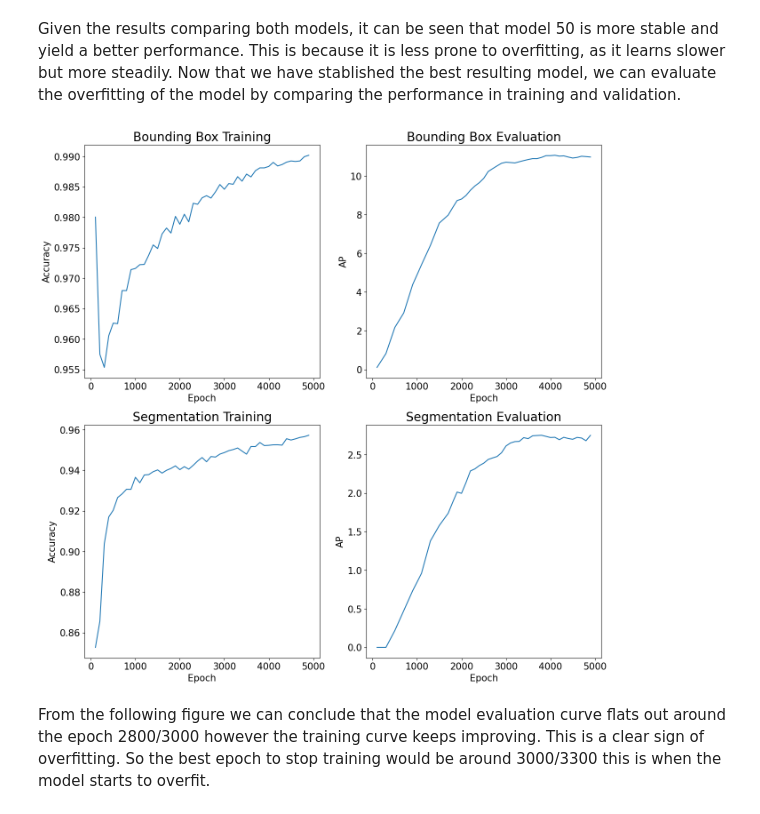
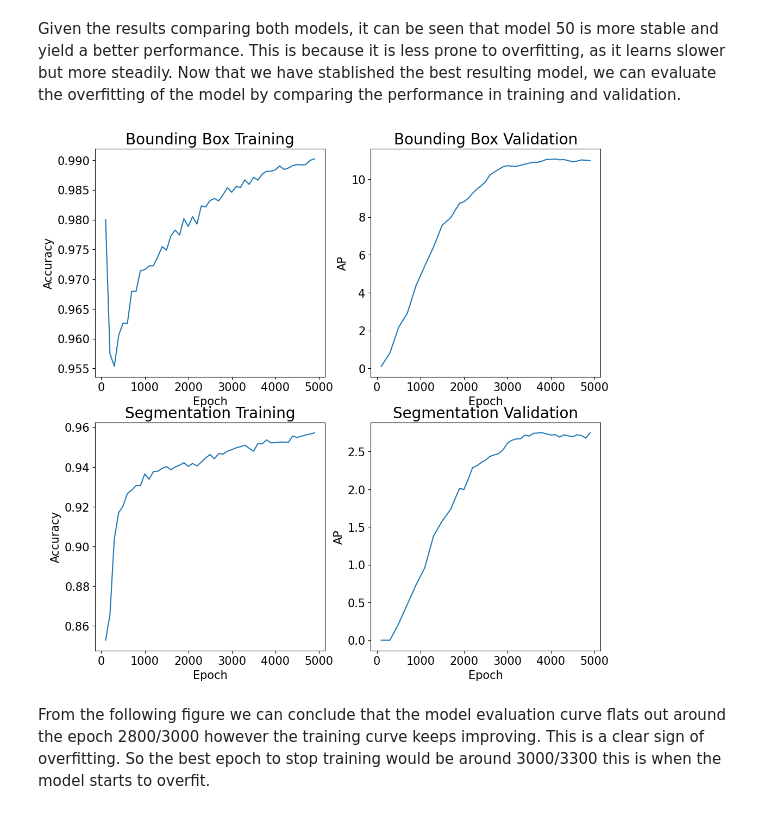
Before and after one commit to femartip/Detection-Microfibres-in-Sludge, a Jupyter notebook: Fine_tuned_Detectron2/Utils/cv_results_CA.ipynb, the cells around one changed output. Drawn from its saved outputs; the diff is of its cells as text; code cells hidden in the pictures.

Commit message:
Corrections in the figures for the papar

```diff
--- a/Fine_tuned_Detectron2/Utils/cv_results_CA.ipynb
+++ b/Fine_tuned_Detectron2/Utils/cv_results_CA.ipynb
@@ -534,40 +534,40 @@ Comparing our two best performant models we can see that in bbox AP model 50 wor
 Given the results comparing both models, it can be seen that model 50 is more stable and yield a better performance. This is because it is less prone to overfitting, as it learns slower but more steadily. Now that we have stablished the best resulting model, we can evaluate the overfitting of the model by comparing the performance in training and validation.
 # %%
 # Plot the curve of the average of model 50 that compares bbox/AP to fast_rcnn/cls_accuracy and segm/AP to mask_rcnn/accuracy, set log scale on the y-axis
-fig, ax = plt.subplots(2, 2, figsize=(15, 15))
+fig, ax = plt.subplots(2, 2, figsize=(12, 12))
 
 model_50_avg_metrics_eval.plot(y='bbox/AP', ax=ax[0][1], legend=False)
 model_50_avg_metrics_eval.plot(y='fast_rcnn/cls_accuracy', ax=ax[0][0], legend=False)
 model_50_avg_metrics_eval.plot(y='segm/AP', ax=ax[1][1], legend=False)
 model_50_avg_metrics_eval.plot(y='mask_rcnn/accuracy', ax=ax[1][0], legend=False)
 
 #ax[0][1].legend(fontsize=20)
 ax[0][0].set_title('Bounding Box Training', fontsize=20)
 ax[0][0].set_xlabel('Epoch', fontsize=15)
 ax[0][0].set_ylabel('Accuracy', fontsize=15)
 ax[0][0].tick_params(axis='both', which='major', labelsize=15)
 
 #ax[0][0].legend(fontsize=20)
-ax[0][1].set_title('Bounding Box Evaluation', fontsize=20)
+ax[0][1].set_title('Bounding Box Validation', fontsize=20)
 ax[0][1].set_xlabel('Epoch', fontsize=15)
 ax[0][1].set_ylabel('AP', fontsize=15)
 ax[0][1].tick_params(axis='both', which='major', labelsize=15)
 
 #ax[1][1].legend(fontsize=20)
 ax[1][0].set_title('Segmentation Training', fontsize=20)
 ax[1][0].set_xlabel('Epoch', fontsize=15)
 ax[1][0].set_ylabel('Accuracy', fontsize=15)
 ax[1][0].tick_params(axis='both', which='major', labelsize=15)
 
 #ax[1][0].legend(fontsize=20)
-ax[1][1].set_title('Segmentation Evaluation', fontsize=20)
+ax[1][1].set_title('Segmentation Validation', fontsize=20)
 ax[1][1].set_xlabel('Epoch', fontsize=15)
 ax[1][1].set_ylabel('AP', fontsize=15)
 ax[1][1].tick_params(axis='both', which='major', labelsize=15)
 
 plt.show()
 # %% [output]
-[figure, old version]
+[figure, new version]
 # %% [markdown]
 From the following figure we can conclude that the model evaluation curve flats out around the epoch 2800/3000 however the training curve keeps improving. This is a clear sign of overfitting. So the best epoch to stop training would be around 3000/3300 this is when the model starts to overfit.
 # %%
```
Also changed, not shown: parts of 1 cell of this notebook, 2 other files.
